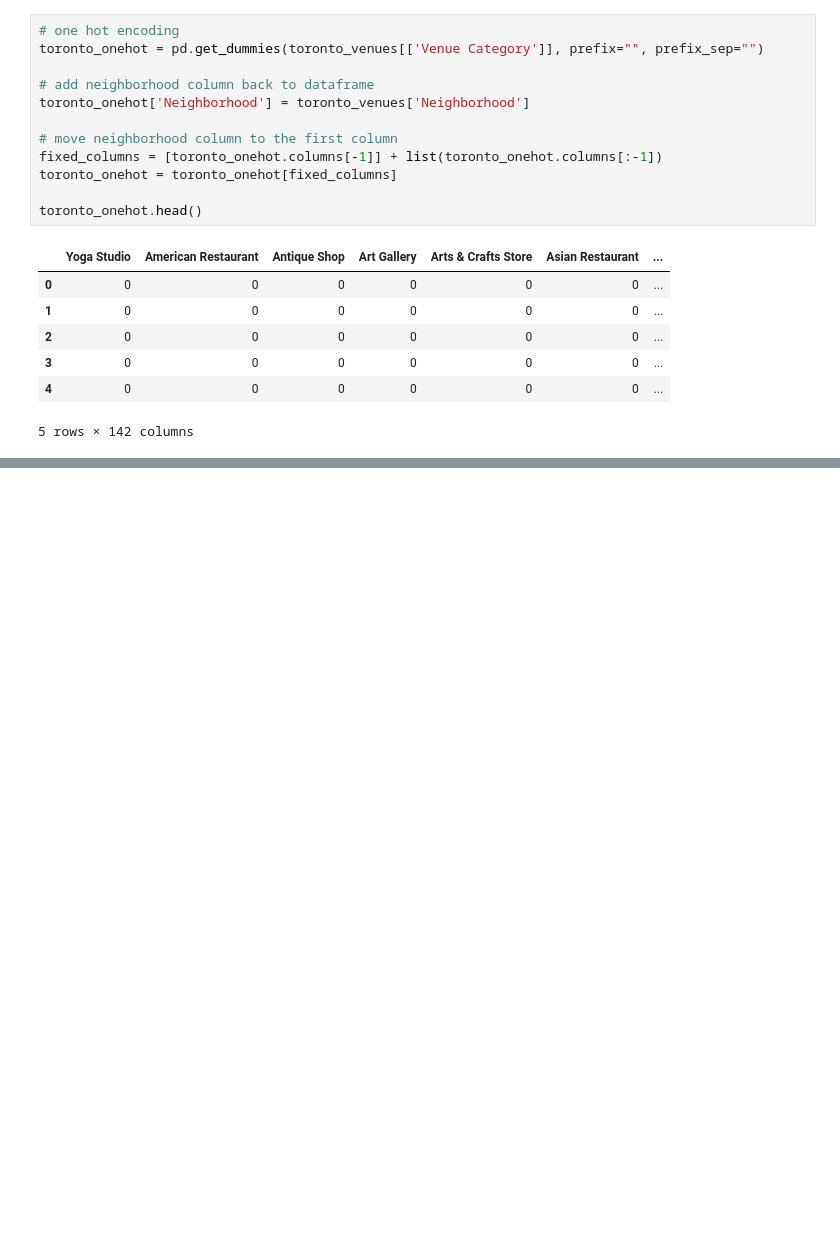
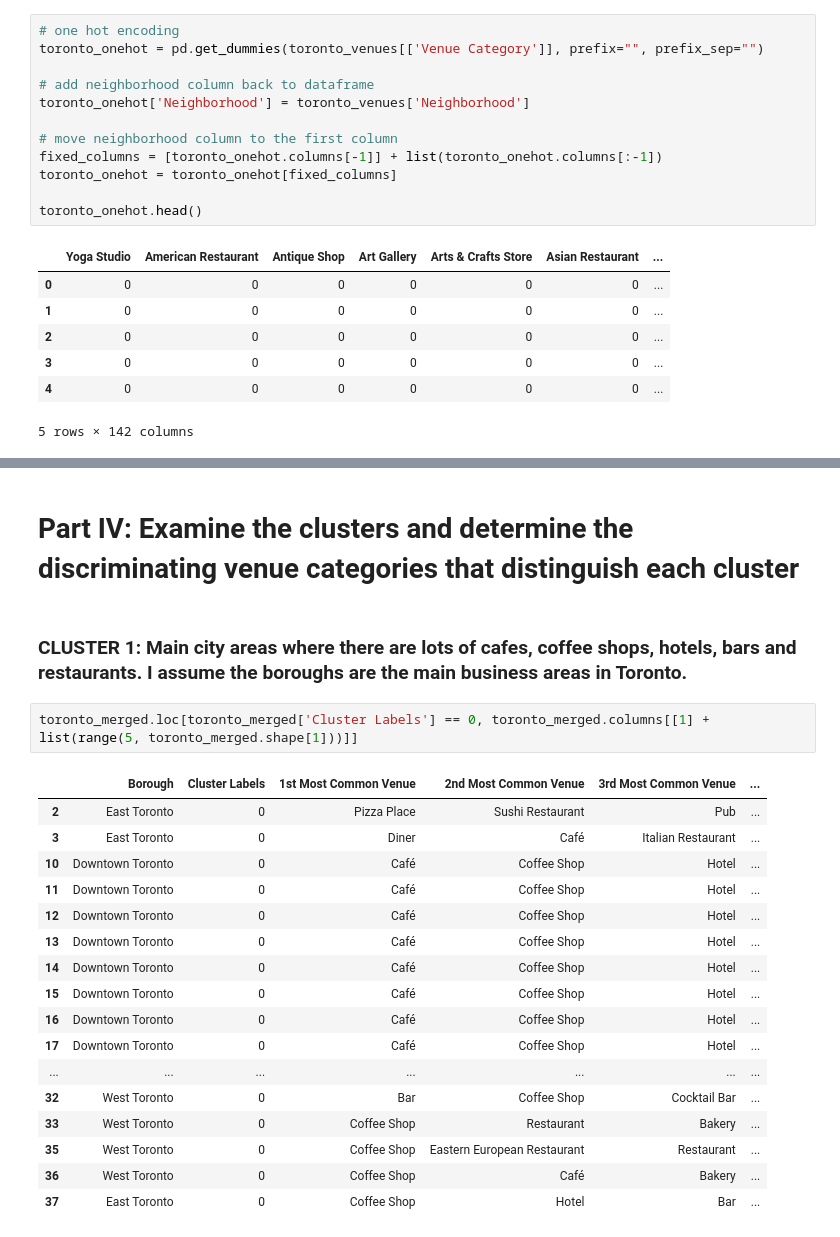
Before and after one commit to hungnk87/Cousera_Capstone, a Jupyter notebook: Capstone2.ipynb, the cells around one changed output, grey strips where cells are left out. Drawn from its saved outputs; the diff is of its cells as text; blank space fills up the shorter version.

Commit message:
Update examination of different clusters

```diff
--- a/Capstone2.ipynb
+++ b/Capstone2.ipynb
@@ -400,3 +412,27 @@ for lat, lon, poi, cluster in zip(toronto_merged['Latitude'], toronto_merged['Lo
 map_clusters
 # %% [output]
 [interactive output not drawn]
+# %% [markdown]
+# Part IV: Examine the clusters and determine the discriminating venue categories that distinguish each cluster
+# %% [markdown]
+### CLUSTER 1: Main city areas where there are lots of cafes, coffee shops, hotels, bars and restaurants. I assume the boroughs are the main business areas in Toronto.
+# %%
+toronto_merged.loc[toronto_merged['Cluster Labels'] == 0, toronto_merged.columns[[1] + list(range(5, toronto_merged.shape[1]))]]
+# %% [output]
+|  | Borough | Cluster Labels | 1st Most Common Venue | 2nd Most Common Venue | 3rd Most Common Venue | ... |
+| 2 | East Toronto | 0 | Pizza Place | Sushi Restaurant | Pub | ... |
+| 3 | East Toronto | 0 | Diner | Café | Italian Restaurant | ... |
+| 10 | Downtown Toronto | 0 | Café | Coffee Shop | Hotel | ... |
+| 11 | Downtown Toronto | 0 | Café | Coffee Shop | Hotel | ... |
+| 12 | Downtown Toronto | 0 | Café | Coffee Shop | Hotel | ... |
+| 13 | Downtown Toronto | 0 | Café | Coffee Shop | Hotel | ... |
+| 14 | Downtown Toronto | 0 | Café | Coffee Shop | Hotel | ... |
+| 15 | Downtown Toronto | 0 | Café | Coffee Shop | Hotel | ... |
+| 16 | Downtown Toronto | 0 | Café | Coffee Shop | Hotel | ... |
+| 17 | Downtown Toronto | 0 | Café | Coffee Shop | Hotel | ... |
+| ... | ... | ... | ... | ... | ... | ... |
+| 32 | West Toronto | 0 | Bar | Coffee Shop | Cocktail Bar | ... |
+| 33 | West Toronto | 0 | Coffee Shop | Restaurant | Bakery | ... |
+| 35 | West Toronto | 0 | Coffee Shop | Eastern European Restaurant | Restaurant | ... |
+| 36 | West Toronto | 0 | Coffee Shop | Café | Bakery | ... |
+| 37 | East Toronto | 0 | Coffee Shop | Hotel | Bar | ... |
```
Also changed, not shown: parts of 24 cells of this notebook.
